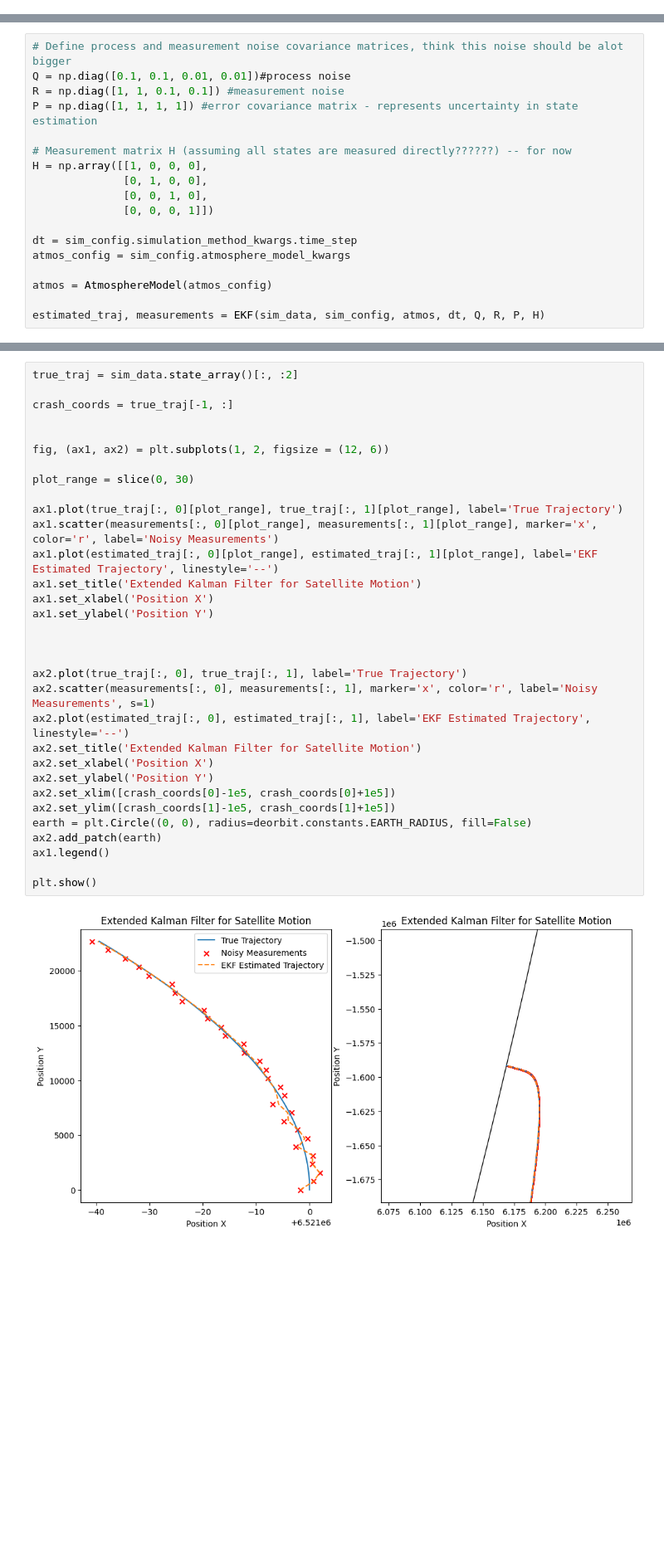
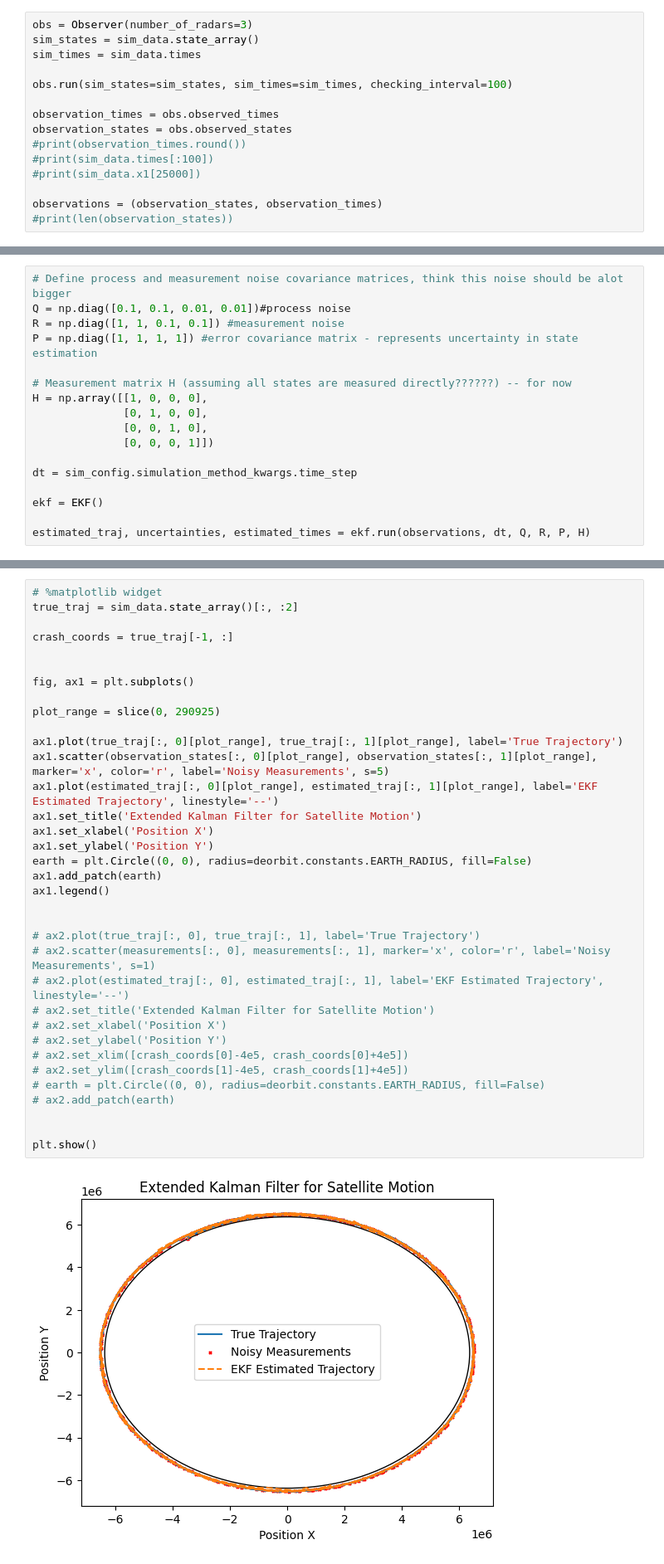
Before and after one commit to brendanbennett/deorbiter, a Jupyter notebook: examples/EKF_example.ipynb, the cells around one changed output, grey strips where cells are left out. Shown at 83% size. Cells and saved outputs as stored; diff of their text form; blank space fills up the shorter version.

Commit message:
Rename EKF example and make nicer plot

```diff
--- a/examples/EKF_example.ipynb
+++ b/examples/EKF_example.ipynb
@@ -31,0 +30,15 @@ Simulation finished in 20.90656 seconds
+# %%
+obs = Observer(number_of_radars=3)
+sim_states = sim_data.state_array()
+sim_times = sim_data.times
+
+obs.run(sim_states=sim_states, sim_times=sim_times, checking_interval=100)
+
+observation_times = obs.observed_times
+observation_states = obs.observed_states
+#print(observation_times.round())
+#print(sim_data.times[:100])
+#print(sim_data.x1[25000])
+
+observations = (observation_states, observation_times)
+#print(len(observation_states))
@@ -42,8 +65,7 @@ H = np.array([[1, 0, 0, 0],
               [0, 0, 0, 1]])
 
 dt = sim_config.simulation_method_kwargs.time_step
-atmos_config = sim_config.atmosphere_model_kwargs
 
-atmos = AtmosphereModel(atmos_config)
+ekf = EKF()
 
-estimated_traj, measurements = EKF(sim_data, sim_config, atmos, dt, Q, R, P, H)
+estimated_traj, uncertainties, estimated_times = ekf.run(observations, dt, Q, R, P, H)
@@ -52,34 +72,37 @@ TypeError: EKF() missing 1 required positional argument: 'observations'
 # %%
+# %matplotlib widget
 true_traj = sim_data.state_array()[:, :2]
 
 crash_coords = true_traj[-1, :]
 
 
-fig, (ax1, ax2) = plt.subplots(1, 2, figsize = (12, 6))
+fig, ax1 = plt.subplots()
 
-plot_range = slice(0, 30)
+plot_range = slice(0, 290925)
 
 ax1.plot(true_traj[:, 0][plot_range], true_traj[:, 1][plot_range], label='True Trajectory')
-ax1.scatter(measurements[:, 0][plot_range], measurements[:, 1][plot_range], marker='x', color='r', label='Noisy Measurements')
+ax1.scatter(observation_states[:, 0][plot_range], observation_states[:, 1][plot_range], marker='x', color='r', label='Noisy Measurements', s=5)
 ax1.plot(estimated_traj[:, 0][plot_range], estimated_traj[:, 1][plot_range], label='EKF Estimated Trajectory', linestyle='--')
 ax1.set_title('Extended Kalman Filter for Satellite Motion')
 ax1.set_xlabel('Position X')
 ax1.set_ylabel('Position Y')
+earth = plt.Circle((0, 0), radius=deorbit.constants.EARTH_RADIUS, fill=False)
+ax1.add_patch(earth)
+ax1.legend()
 
 
+# ax2.plot(true_traj[:, 0], true_traj[:, 1], label='True Trajectory')
+# ax2.scatter(measurements[:, 0], measurements[:, 1], marker='x', color='r', label='Noisy Measurements', s=1)
+# ax2.plot(estimated_traj[:, 0], estimated_traj[:, 1], label='EKF Estimated Trajectory', linestyle='--')
+# ax2.set_title('Extended Kalman Filter for Satellite Motion')
+# ax2.set_xlabel('Position X')
+# ax2.set_ylabel('Position Y')
+# ax2.set_xlim([crash_coords[0]-4e5, crash_coords[0]+4e5])
+# ax2.set_ylim([crash_coords[1]-4e5, crash_coords[1]+4e5])
+# earth = plt.Circle((0, 0), radius=deorbit.constants.EARTH_RADIUS, fill=False)
+# ax2.add_patch(earth)
 
-ax2.plot(true_traj[:, 0], true_traj[:, 1], label='True Trajectory')
-ax2.scatter(measurements[:, 0], measurements[:, 1], marker='x', color='r', label='Noisy Measurements', s=1)
-ax2.plot(estimated_traj[:, 0], estimated_traj[:, 1], label='EKF Estimated Trajectory', linestyle='--')
-ax2.set_title('Extended Kalman Filter for Satellite Motion')
-ax2.set_xlabel('Position X')
-ax2.set_ylabel('Position Y')
-ax2.set_xlim([crash_coords[0]-1e5, crash_coords[0]+1e5])
-ax2.set_ylim([crash_coords[1]-1e5, crash_coords[1]+1e5])
-earth = plt.Circle((0, 0), radius=deorbit.constants.EARTH_RADIUS, fill=False)
-ax2.add_patch(earth)
-ax1.legend()
 
 plt.show()
 # %% [output]
-[figure, old version]
+[figure, new version]
```
Also changed, not shown: parts of 5 cells of this notebook, 1 other file.
